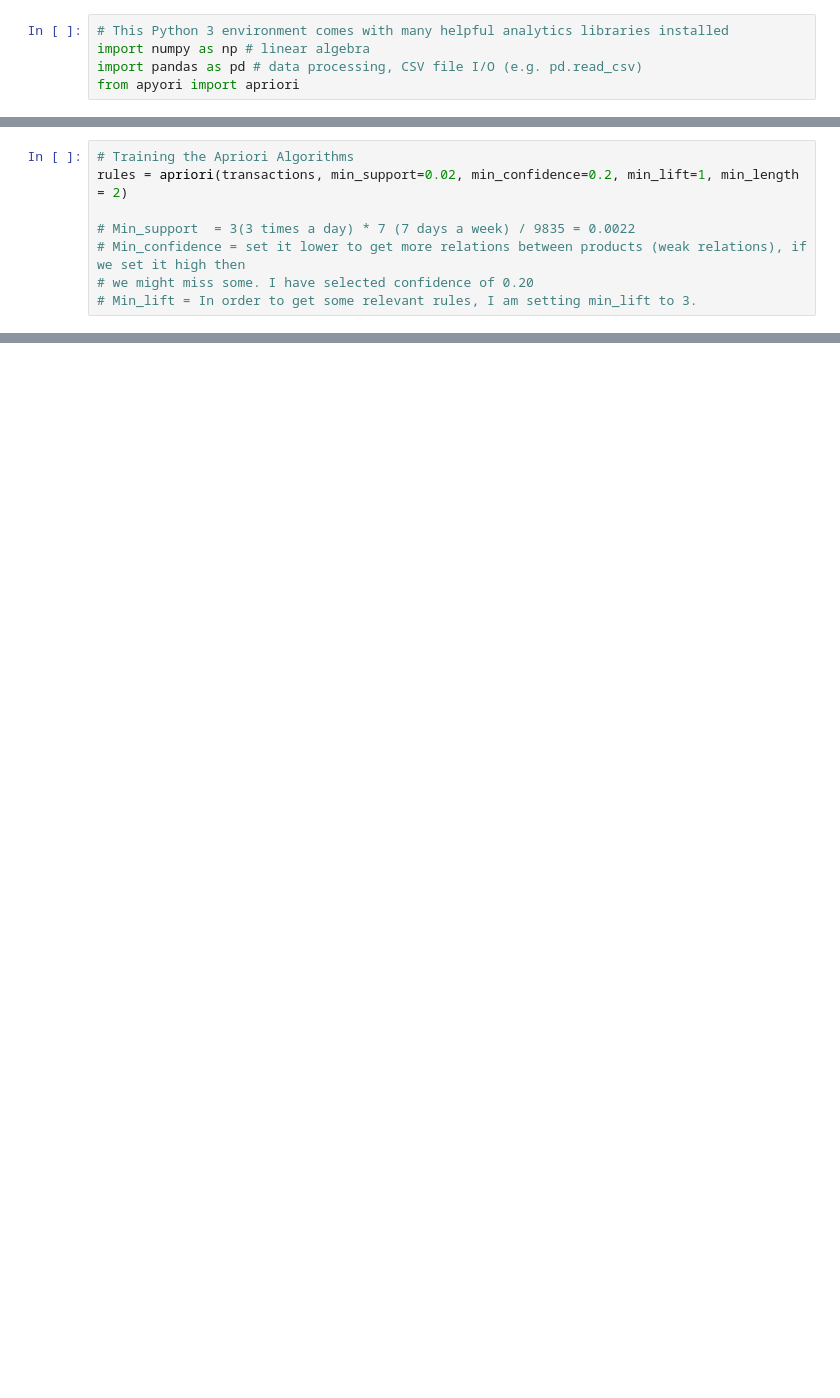
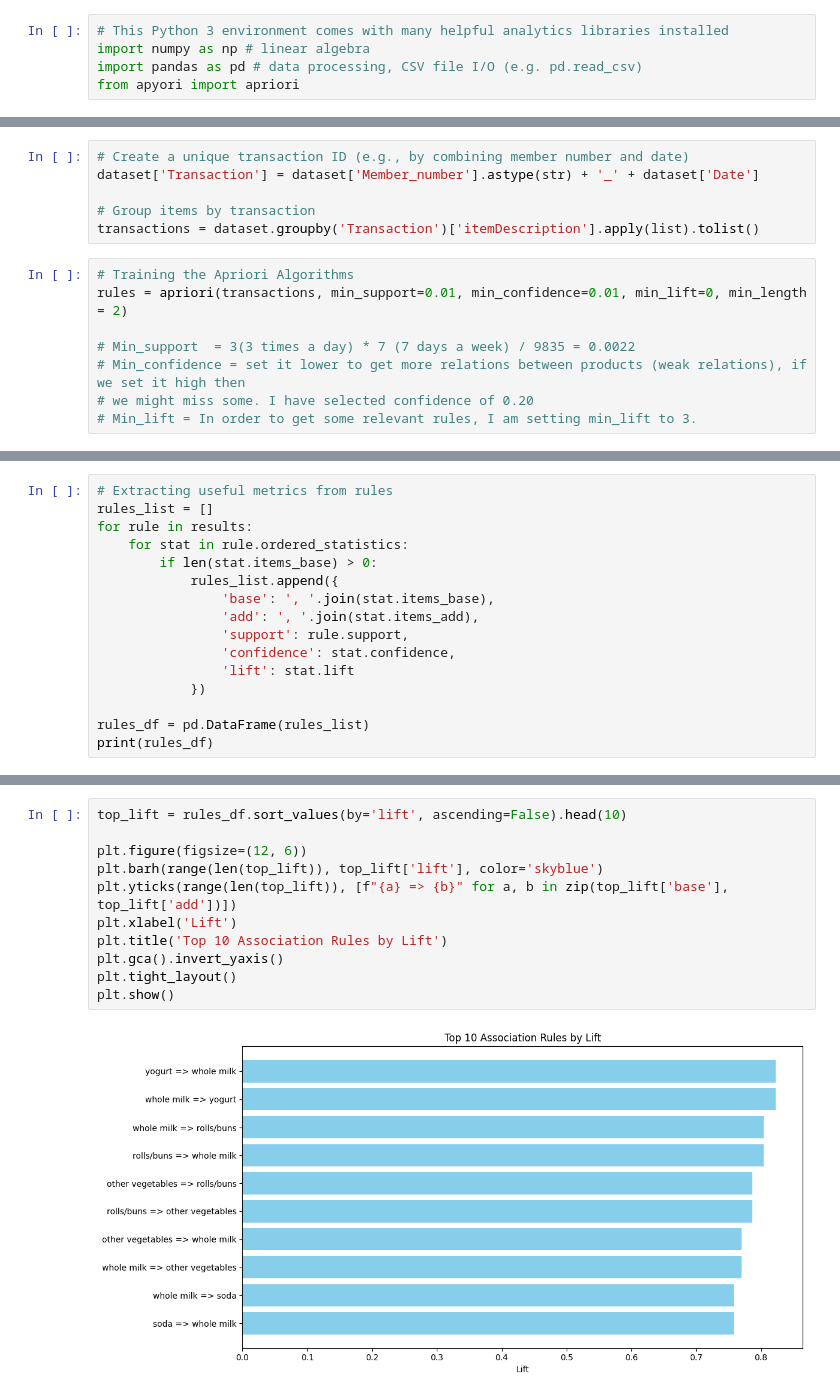
Before and after one commit to Sandrocamargo/data-mining, a Jupyter notebook: Python/md08_apriori.ipynb, the cells around one changed output, grey strips where cells are left out. Saved outputs shown, nothing was run; the diff lists cells and outputs as text; blank space fills up the shorter version.

```diff
--- a/Python/md08_apriori.ipynb
+++ b/Python/md08_apriori.ipynb
@@ -55,6 +50,12 @@ for i in range(0, 9835):
+# %%
+# Create a unique transaction ID (e.g., by combining member number and date)
+dataset['Transaction'] = dataset['Member_number'].astype(str) + '_' + dataset['Date']
+
+# Group items by transaction
+transactions = dataset.groupby('Transaction')['itemDescription'].apply(list).tolist()
 # %%
 # Training the Apriori Algorithms
-rules = apriori(transactions, min_support=0.02, min_confidence=0.2, min_lift=1, min_length = 2)
+rules = apriori(transactions, min_support=0.01, min_confidence=0.01, min_lift=0, min_length = 2)
 
 # Min_support  = 3(3 times a day) * 7 (7 days a week) / 9835 = 0.0022
 # Min_confidence = set it lower to get more relations between products (weak relations), if we set it high then
@@ -92,0 +97,16 @@ CONF:[OrderedStatistic(items_base=frozenset({'other vegetables', 'whole milk'}),
+# %%
+# Extracting useful metrics from rules
+rules_list = []
+for rule in results:
+    for stat in rule.ordered_statistics:
+        if len(stat.items_base) > 0:
+            rules_list.append({
+                'base': ', '.join(stat.items_base),
+                'add': ', '.join(stat.items_add),
+                'support': rule.support,
+                'confidence': stat.confidence,
+                'lift': stat.lift
+            })
+
+rules_df = pd.DataFrame(rules_list)
+print(rules_df)
@@ -92,0 +125,13 @@ CONF:[OrderedStatistic(items_base=frozenset({'other vegetables', 'whole milk'}),
+# %%
+top_lift = rules_df.sort_values(by='lift', ascending=False).head(10)
+
+plt.figure(figsize=(12, 6))
+plt.barh(range(len(top_lift)), top_lift['lift'], color='skyblue')
+plt.yticks(range(len(top_lift)), [f"{a} => {b}" for a, b in zip(top_lift['base'], top_lift['add'])])
+plt.xlabel('Lift')
+plt.title('Top 10 Association Rules by Lift')
+plt.gca().invert_yaxis()
+plt.tight_layout()
+plt.show()
+# %% [output]
+[figure, added]
```
Also changed, not shown: parts of 15 cells of this notebook.
